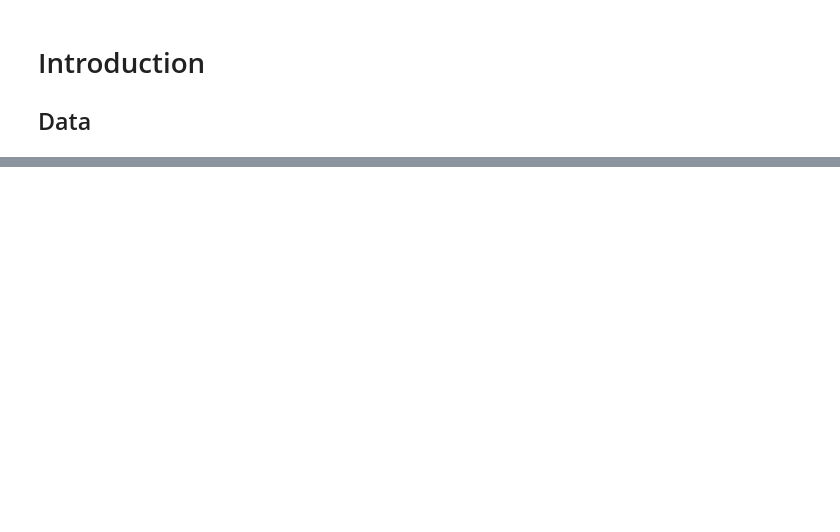
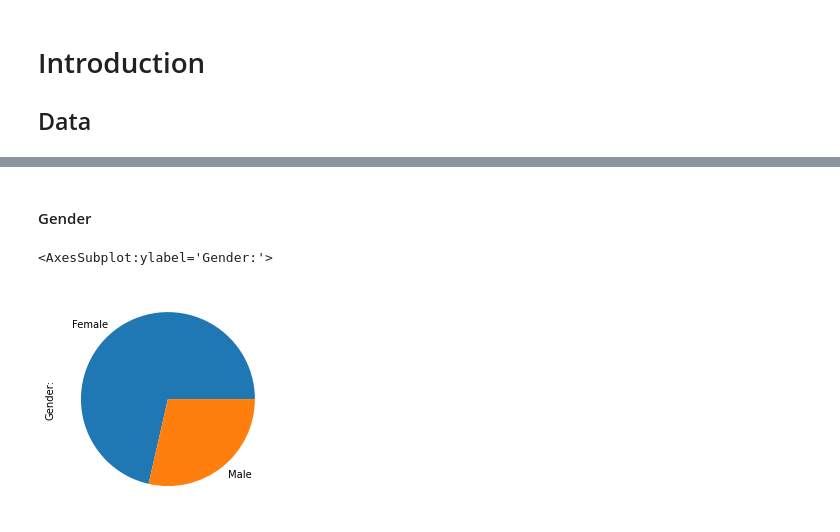
Before and after one commit to lizyazpin/pilot_data_analysis, a Jupyter notebook: Pilot_Interview_Analysis_Python3.ipynb, the cells around one changed output, grey strips where cells are left out. Drawn from its saved outputs; the diff is of its cells as text; code cells hidden in the pictures; blank space fills up the shorter version.

```diff
--- a/Pilot_Interview_Analysis_Python3.ipynb
+++ b/Pilot_Interview_Analysis_Python3.ipynb
@@ -47,0 +68,9 @@ array([['2021/02/14 2:16:29 pm CET',
+# %% [markdown]
+#### Gender
+# %%
+age = demographic_data.groupby('Gender:')['Gender:'].count()
+#print(age)
+age.plot.pie()
+# %% [output]
+<AxesSubplot:ylabel='Gender:'>
+[figure, added]
```
Also changed, not shown: parts of 55 cells of this notebook.
